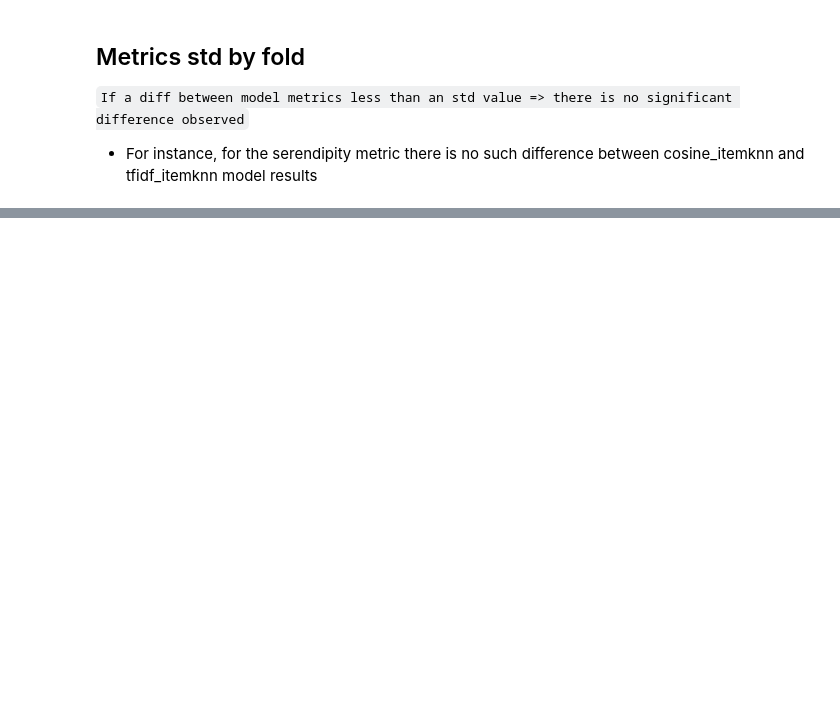
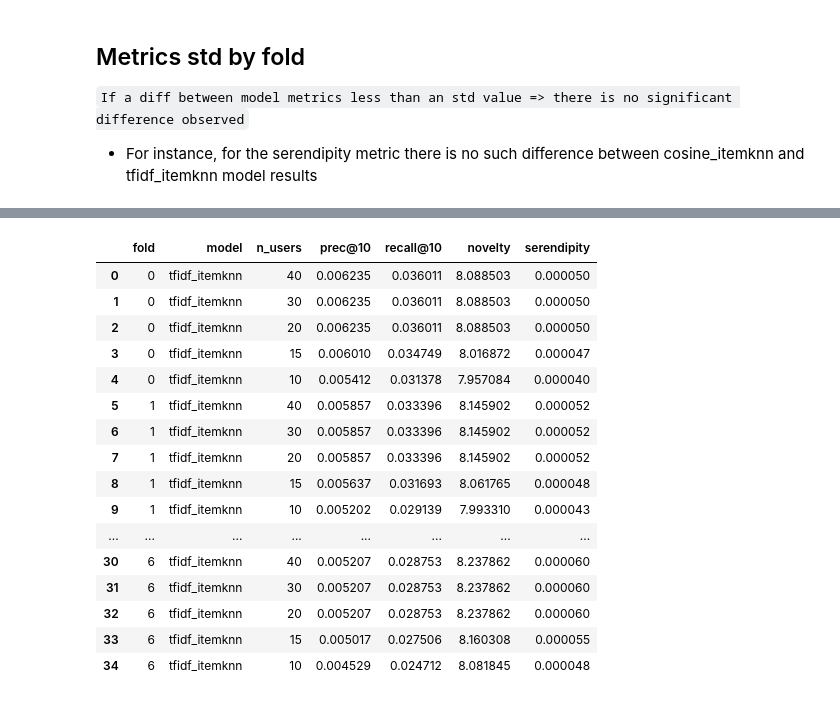
Before and after one commit to SashaMogilevskii/RecSyS_MTS, a Jupyter notebook: notebooks/lecture3_userknn_cv.ipynb, the cells around one changed output, grey strips where cells are left out. Cells and saved outputs as stored; diff of their text form; code cells hidden in the pictures; blank space fills up the shorter version.

```diff
--- a/notebooks/lecture3_userknn_cv.ipynb
+++ b/notebooks/lecture3_userknn_cv.ipynb
@@ -366,0 +421,35 @@ dtype: float64
+# %%
+%%time
+
+results = []
+
+fold_iterator = cv.split(Interactions(interactions), collect_fold_stats=True)
+
+for i_fold, (train_ids, test_ids, fold_info) in enumerate(fold_iterator):
+    print(f"\n==================== Fold {i_fold}")
+    pprint(fold_info)
+
+    df_train = interactions.iloc[train_ids].copy()
+    df_test = interactions.iloc[test_ids][Columns.UserItem].copy()
+
+    catalog = df_train[Columns.Item].unique()
+
+    for model_name, model in models.items():
+        for name, n in n_users.items():
+            print(model_name, name)
+            userknn_model = UserKnn(model=model, N_users=n)
+            userknn_model.fit(df_train)
+
+            recos = userknn_model.predict(df_test)
+
+            metric_values = calc_metrics(
+                metrics,
+                reco=recos,
+                interactions=df_test,
+                prev_interactions=df_train,
+                catalog=catalog,
+            )
+
+            fold = {"fold": i_fold, "model": model_name, "n_users": n}
+            fold.update(metric_values)
+            results.append(fold)
@@ -366,0 +497,21 @@ dtype: float64
+# %%
+df_metrics = pd.DataFrame(results)
+df_metrics
+# %% [output]
+|  | fold | model | n_users | prec@10 | recall@10 | novelty | serendipity |
+| 0 | 0 | tfidf_itemknn | 40 | 0.006235 | 0.036011 | 8.088503 | 0.000050 |
+| 1 | 0 | tfidf_itemknn | 30 | 0.006235 | 0.036011 | 8.088503 | 0.000050 |
+| 2 | 0 | tfidf_itemknn | 20 | 0.006235 | 0.036011 | 8.088503 | 0.000050 |
+| 3 | 0 | tfidf_itemknn | 15 | 0.006010 | 0.034749 | 8.016872 | 0.000047 |
+| 4 | 0 | tfidf_itemknn | 10 | 0.005412 | 0.031378 | 7.957084 | 0.000040 |
+| 5 | 1 | tfidf_itemknn | 40 | 0.005857 | 0.033396 | 8.145902 | 0.000052 |
+| 6 | 1 | tfidf_itemknn | 30 | 0.005857 | 0.033396 | 8.145902 | 0.000052 |
+| 7 | 1 | tfidf_itemknn | 20 | 0.005857 | 0.033396 | 8.145902 | 0.000052 |
+| 8 | 1 | tfidf_itemknn | 15 | 0.005637 | 0.031693 | 8.061765 | 0.000048 |
+| 9 | 1 | tfidf_itemknn | 10 | 0.005202 | 0.029139 | 7.993310 | 0.000043 |
+| ... | ... | ... | ... | ... | ... | ... | ... |
+| 30 | 6 | tfidf_itemknn | 40 | 0.005207 | 0.028753 | 8.237862 | 0.000060 |
+| 31 | 6 | tfidf_itemknn | 30 | 0.005207 | 0.028753 | 8.237862 | 0.000060 |
+| 32 | 6 | tfidf_itemknn | 20 | 0.005207 | 0.028753 | 8.237862 | 0.000060 |
+| 33 | 6 | tfidf_itemknn | 15 | 0.005017 | 0.027506 | 8.160308 | 0.000055 |
+| 34 | 6 | tfidf_itemknn | 10 | 0.004529 | 0.024712 | 8.081845 | 0.000048 |
```
Also changed, not shown: parts of 18 cells of this notebook, 6 other files.
